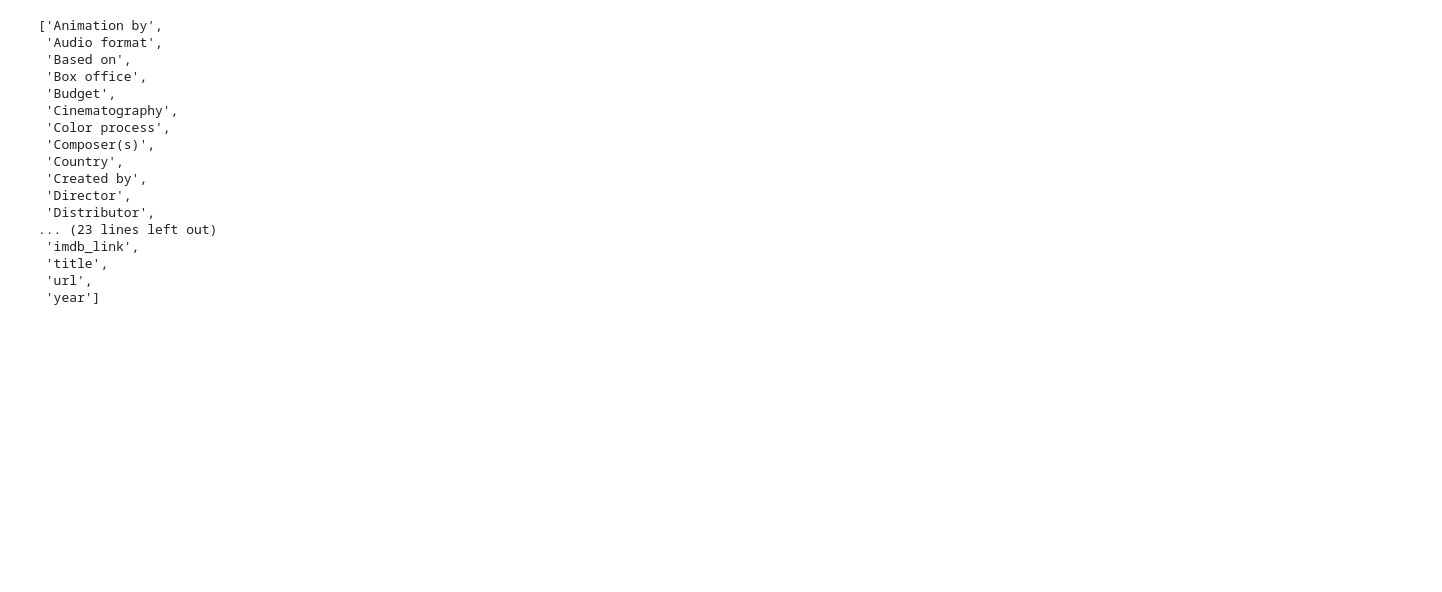
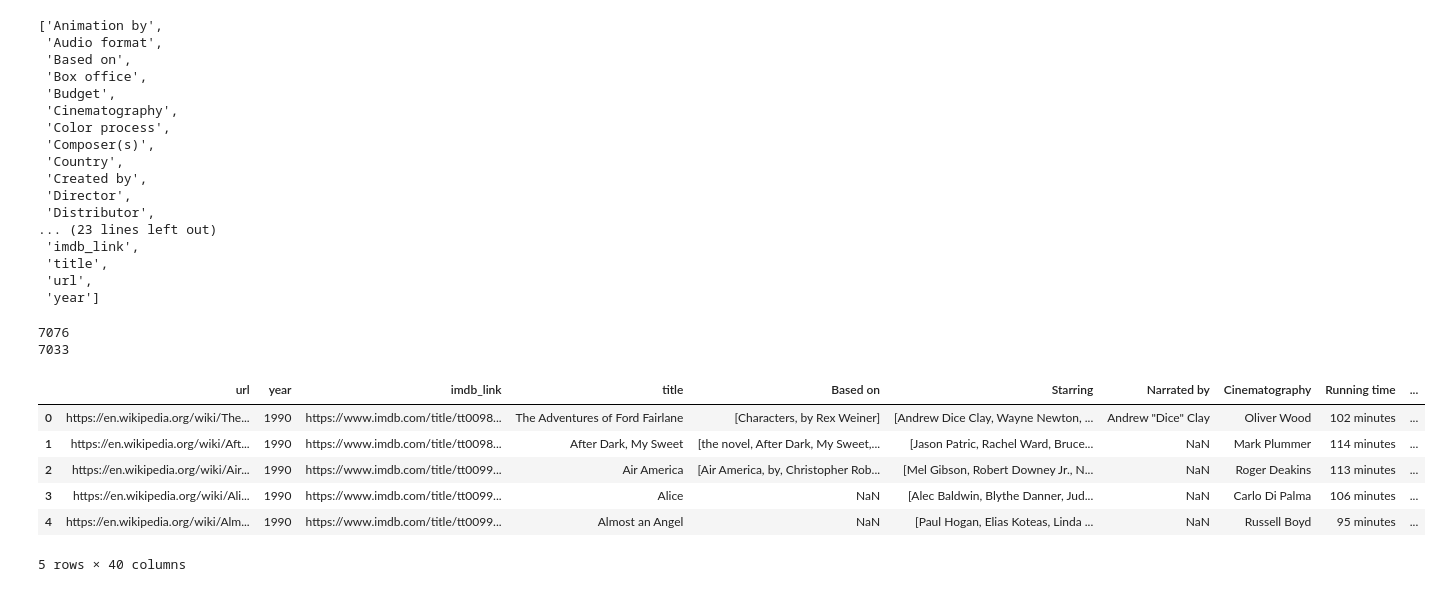
Before and after one commit to LnzyDee/Movies-ETLL, a Jupyter notebook: json_work.ipynb, the cells around one changed output. Saved outputs shown, nothing was run; the diff lists cells and outputs as text; code cells hidden in the pictures; blank space fills up the shorter version.

```diff
--- a/json_work.ipynb
+++ b/json_work.ipynb
@@ -329,3 +330,19 @@ sorted(wiki_movies_df.columns.tolist())
  'title',
  'url',
  'year']
+# %%
+wiki_movies_df['imdb_id'] = wiki_movies_df['imdb_link'].str.extract(r'(tt\d{7})')
+print(len(wiki_movies_df))
+wiki_movies_df.drop_duplicates(subset='imdb_id', inplace=True)
+print(len(wiki_movies_df))
+wiki_movies_df.head()
+# %% [output]
+7076
+7033
+|  | url | year | imdb_link | title | Based on | Starring | Narrated by | Cinematography | Running time | ... |
+| 0 | https://en.wikipedia.org/wiki/The... | 1990 | https://www.imdb.com/title/tt0098... | The Adventures of Ford Fairlane | [Characters, by Rex Weiner] | [Andrew Dice Clay, Wayne Newton, ... | Andrew "Dice" Clay | Oliver Wood | 102 minutes | ... |
+| 1 | https://en.wikipedia.org/wiki/Aft... | 1990 | https://www.imdb.com/title/tt0098... | After Dark, My Sweet | [the novel, After Dark, My Sweet,... | [Jason Patric, Rachel Ward, Bruce... | NaN | Mark Plummer | 114 minutes | ... |
+| 2 | https://en.wikipedia.org/wiki/Air... | 1990 | https://www.imdb.com/title/tt0099... | Air America | [Air America, by, Christopher Rob... | [Mel Gibson, Robert Downey Jr., N... | NaN | Roger Deakins | 113 minutes | ... |
+| 3 | https://en.wikipedia.org/wiki/Ali... | 1990 | https://www.imdb.com/title/tt0099... | Alice | NaN | [Alec Baldwin, Blythe Danner, Jud... | NaN | Carlo Di Palma | 106 minutes | ... |
+| 4 | https://en.wikipedia.org/wiki/Alm... | 1990 | https://www.imdb.com/title/tt0099... | Almost an Angel | NaN | [Paul Hogan, Elias Koteas, Linda ... | NaN | Russell Boyd | 95 minutes | ... |
+5 rows × 40 columns
```
Also changed, not shown: parts of 43 cells of this notebook.
